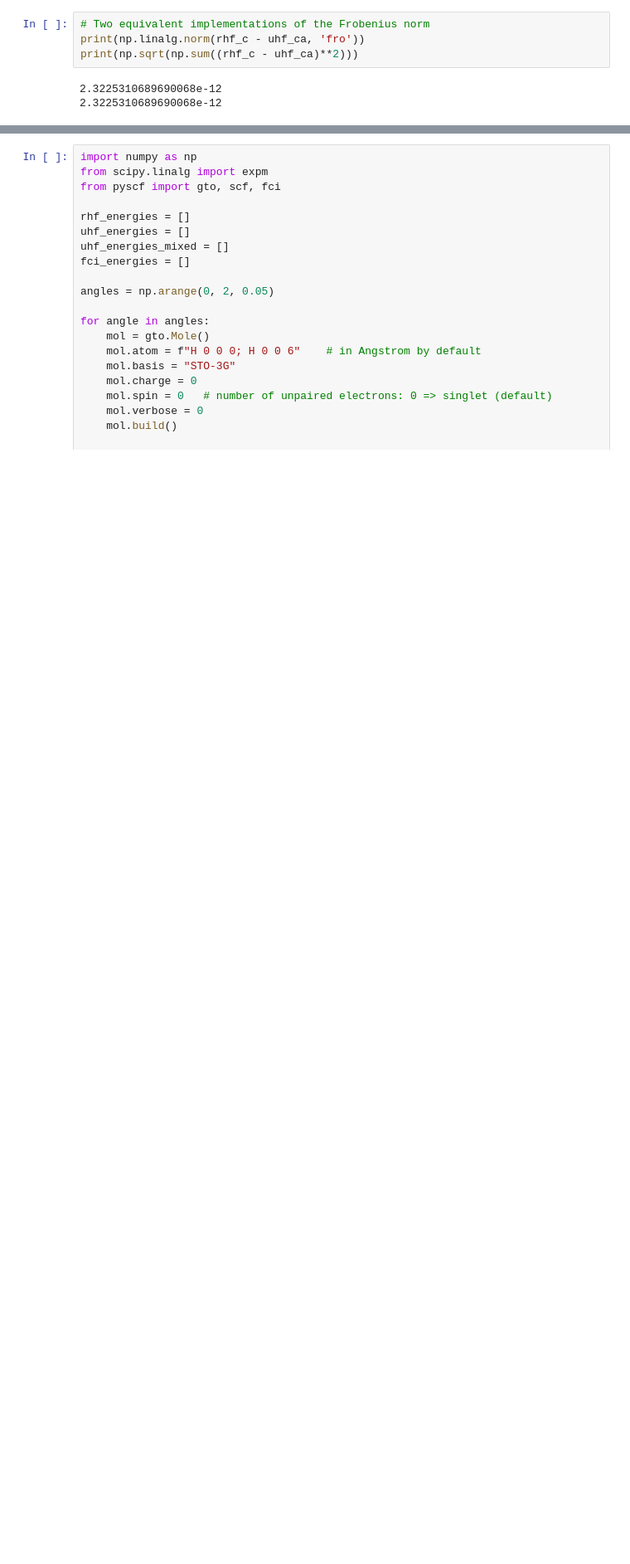
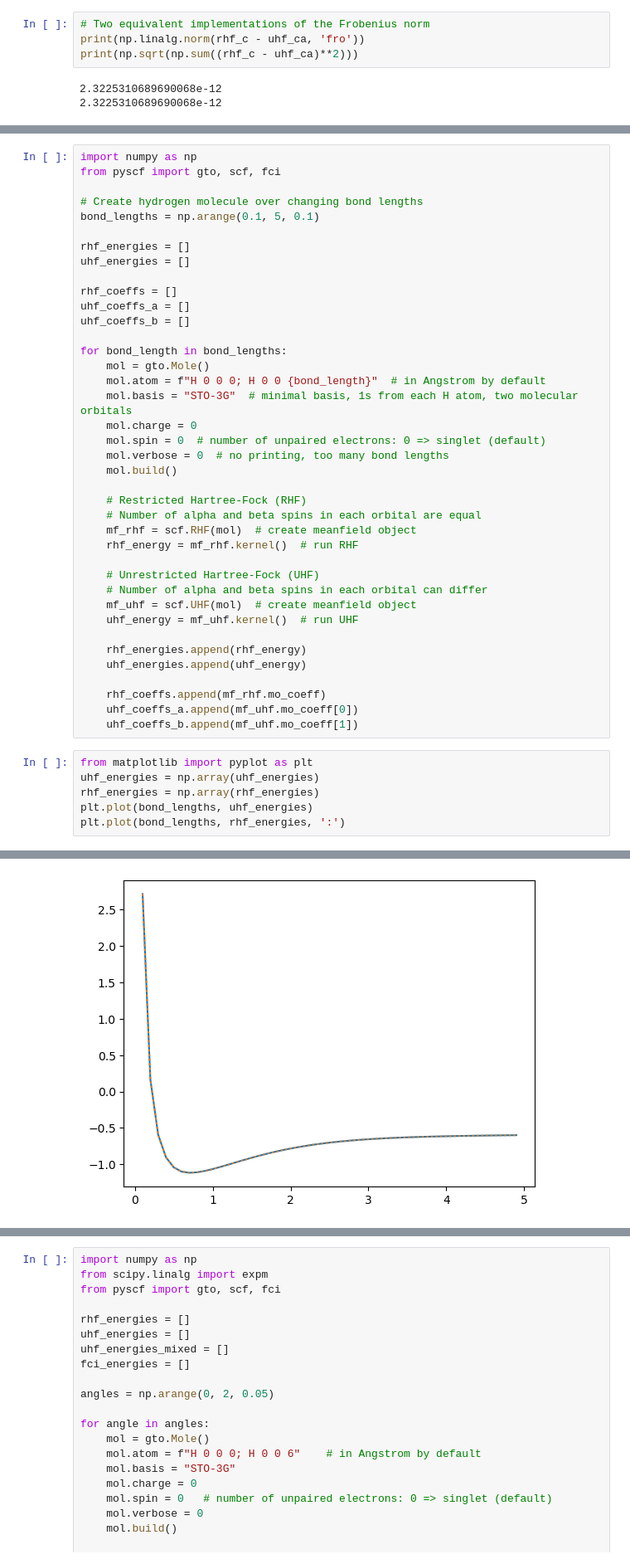
Before and after one commit to Freddie-Burns/qsci, a Jupyter notebook: rhf_uhf/rotate_uhf_coeff_matrix.ipynb, the cells around one changed output, grey strips where cells are left out. Shown at 83% size. Drawn from its saved outputs; the diff is of its cells as text; blank space fills up the shorter version.

```diff
--- a/rhf_uhf/rotate_uhf_coeff_matrix.ipynb
+++ b/rhf_uhf/rotate_uhf_coeff_matrix.ipynb
@@ -175,0 +84,46 @@ converged SCF energy = -0.933163737176231  <S^2> = 0.99999977  2S+1 = 2.2360678
+# %%
+import numpy as np
+from pyscf import gto, scf, fci
+
+# Create hydrogen molecule over changing bond lengths
+bond_lengths = np.arange(0.1, 5, 0.1)
+
+rhf_energies = []
+uhf_energies = []
+
+rhf_coeffs = []
+uhf_coeffs_a = []
+uhf_coeffs_b = []
+
+for bond_length in bond_lengths:
+    mol = gto.Mole()
+    mol.atom = f"H 0 0 0; H 0 0 {bond_length}"  # in Angstrom by default
+    mol.basis = "STO-3G"  # minimal basis, 1s from each H atom, two molecular orbitals
+    mol.charge = 0
+    mol.spin = 0  # number of unpaired electrons: 0 => singlet (default)
+    mol.verbose = 0  # no printing, too many bond lengths
+    mol.build()
+
+    # Restricted Hartree-Fock (RHF)
+    # Number of alpha and beta spins in each orbital are equal
+    mf_rhf = scf.RHF(mol)  # create meanfield object
+    rhf_energy = mf_rhf.kernel()  # run RHF
+
+    # Unrestricted Hartree-Fock (UHF)
+    # Number of alpha and beta spins in each orbital can differ
+    mf_uhf = scf.UHF(mol)  # create meanfield object
+    uhf_energy = mf_uhf.kernel()  # run UHF
+
+    rhf_energies.append(rhf_energy)
+    uhf_energies.append(uhf_energy)
+
+    rhf_coeffs.append(mf_rhf.mo_coeff)
+    uhf_coeffs_a.append(mf_uhf.mo_coeff[0])
+    uhf_coeffs_b.append(mf_uhf.mo_coeff[1])
+# %%
+from matplotlib import pyplot as plt
+uhf_energies = np.array(uhf_energies)
+rhf_energies = np.array(rhf_energies)
+plt.plot(bond_lengths, uhf_energies)
+plt.plot(bond_lengths, rhf_energies, ':')
+# %% [output]
@@ -175,0 +131 @@ converged SCF energy = -0.933163737176231  <S^2> = 0.99999977  2S+1 = 2.2360678
+[figure, added]
```
Also changed, not shown: parts of 22 cells of this notebook.
